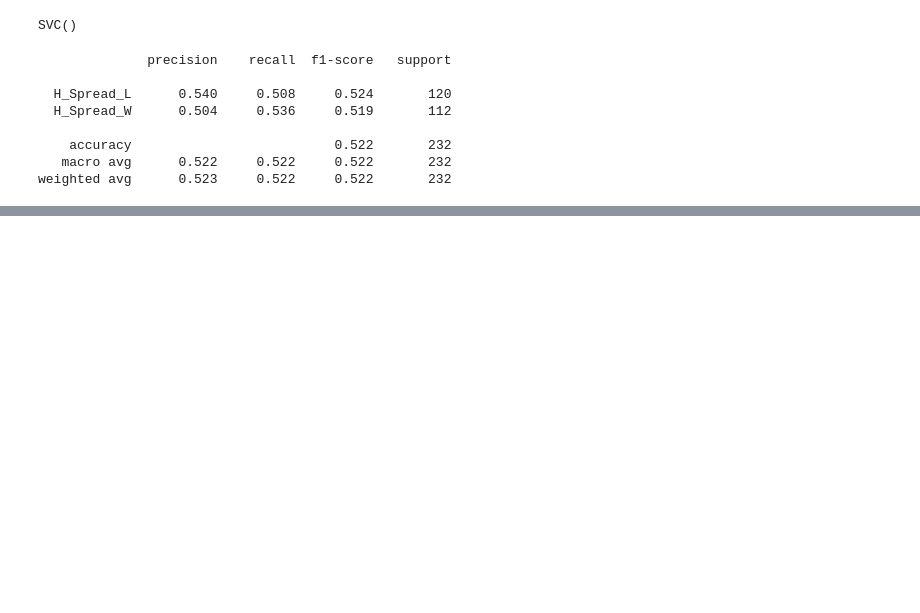
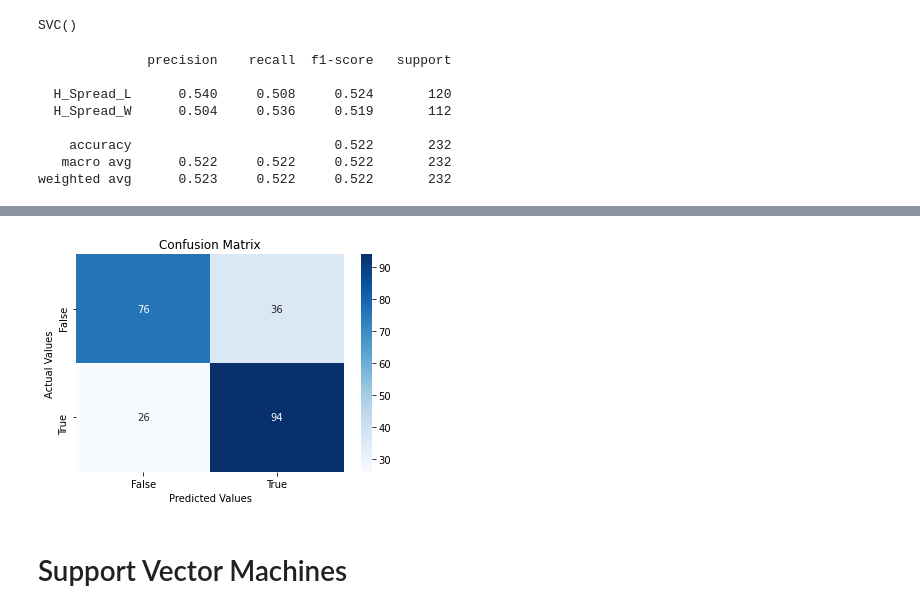
Before and after one commit to MarkClampitt/Springboard, a Jupyter notebook: Capstone2/Cap2_Final_Models-Copy1.ipynb, the cells around one changed output, grey strips where cells are left out. Cells and saved outputs as stored; diff of their text form; code cells hidden in the pictures; blank space fills up the shorter version.

```diff
--- a/Capstone2/Cap2_Final_Models-Copy1.ipynb
+++ b/Capstone2/Cap2_Final_Models-Copy1.ipynb
@@ -831,0 +1322,3 @@ weighted avg      0.523     0.522     0.522       232
+# %%
+y_pred = KNN.predict(X_test)
+print(metrics.classification_report(y_test, y_pred, digits=3))
@@ -831,0 +1353,2 @@ weighted avg      0.523     0.522     0.522       232
+# %%
+pl = confusion_matrix(y_test,y_pred)
@@ -831,0 +1360,19 @@ weighted avg      0.523     0.522     0.522       232
+# %%
+import seaborn as sns
+
+ax = sns.heatmap(pl, annot=True, cmap='Blues')
+
+ax.set_title('Confusion Matrix');
+ax.set_xlabel('Predicted Values')
+ax.set_ylabel('Actual Values');
+
+## Ticket labels - List must be in alphabetical order
+ax.xaxis.set_ticklabels(['False','True'])
+ax.yaxis.set_ticklabels(['False','True'])
+
+## Display the visualization of the Confusion Matrix.
+plt.show()
+# %% [output]
+[figure, added]
+# %% [markdown]
+# Support Vector Machines
```
Also changed, not shown: parts of 136 cells of this notebook.
